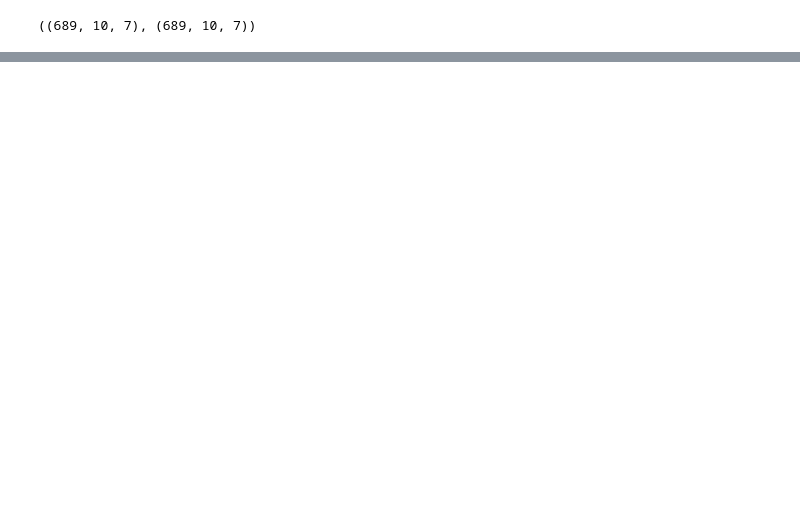
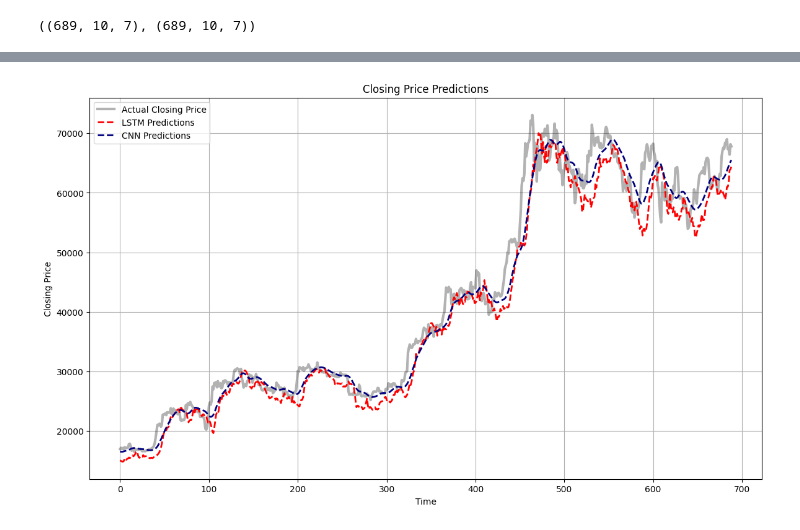
Before and after one commit to gmx369/ML, a Jupyter notebook: [Testing] Neural Network v5.1 x2Core mach TEST.ipynb, the cells around one changed output, grey strips where cells are left out. Drawn from its saved outputs; the diff is of its cells as text; code cells hidden in the pictures; blank space fills up the shorter version.

```diff
--- a/[Testing] Neural Network v5.1 x2Core mach TEST.ipynb
+++ b/[Testing] Neural Network v5.1 x2Core mach TEST.ipynb
@@ -528,0 +574,36 @@ Best Hybrid Model Predictions for next 5 days: [65617.14  66066.805 66623.28  66
+# %%
+# Function to plot actual vs predictions for all four models
+def plot_timeseries_predictions(y_test, y_pred_lstm, y_pred_cnn, title='Closing Price Predictions'):
+    plt.figure(figsize=(14, 8))
+
+    # Create a time axis based on the test set length
+    time_axis = range(len(y_test))
+
+    # Plot actual closing prices (ground truth)
+    plt.plot(time_axis, y_test, label='Actual Closing Price', color='black', linewidth=3, alpha=0.3)
+
+    # Plot LSTM predictions
+    plt.plot(time_axis, y_pred_lstm, label='LSTM Predictions', color='red', linestyle='--', linewidth=2)
+
+    # Plot CNN predictions
+    plt.plot(time_axis, y_pred_cnn, label='CNN Predictions', color='navy', linestyle='--', linewidth=2)
+
+    # Title and labels
+    plt.title(title)
+    plt.xlabel('Time')
+    plt.ylabel('Closing Price')
+    plt.legend()
+    plt.grid(True)
+    plt.show()
+
+# Assuming predictions for all models are generated
+y_pred_lstm = lstm_model.predict(X_test_lstm)
+y_pred_cnn = cnn_model.predict(X_test_cnn)
+
+# Squeeze predictions to match the shape of y_test
+y_pred_lstm = np.squeeze(y_pred_lstm)
+y_pred_cnn = np.squeeze(y_pred_cnn)
+
+# Call the function to plot the time series
+plot_timeseries_predictions(y_test, y_pred_lstm, y_pred_cnn)
+# %% [output]
@@ -528,0 +612 @@ Best Hybrid Model Predictions for next 5 days: [65617.14  66066.805 66623.28  66
+[figure, added]
```
Also changed, not shown: parts of 11 cells of this notebook, 1 other file.
